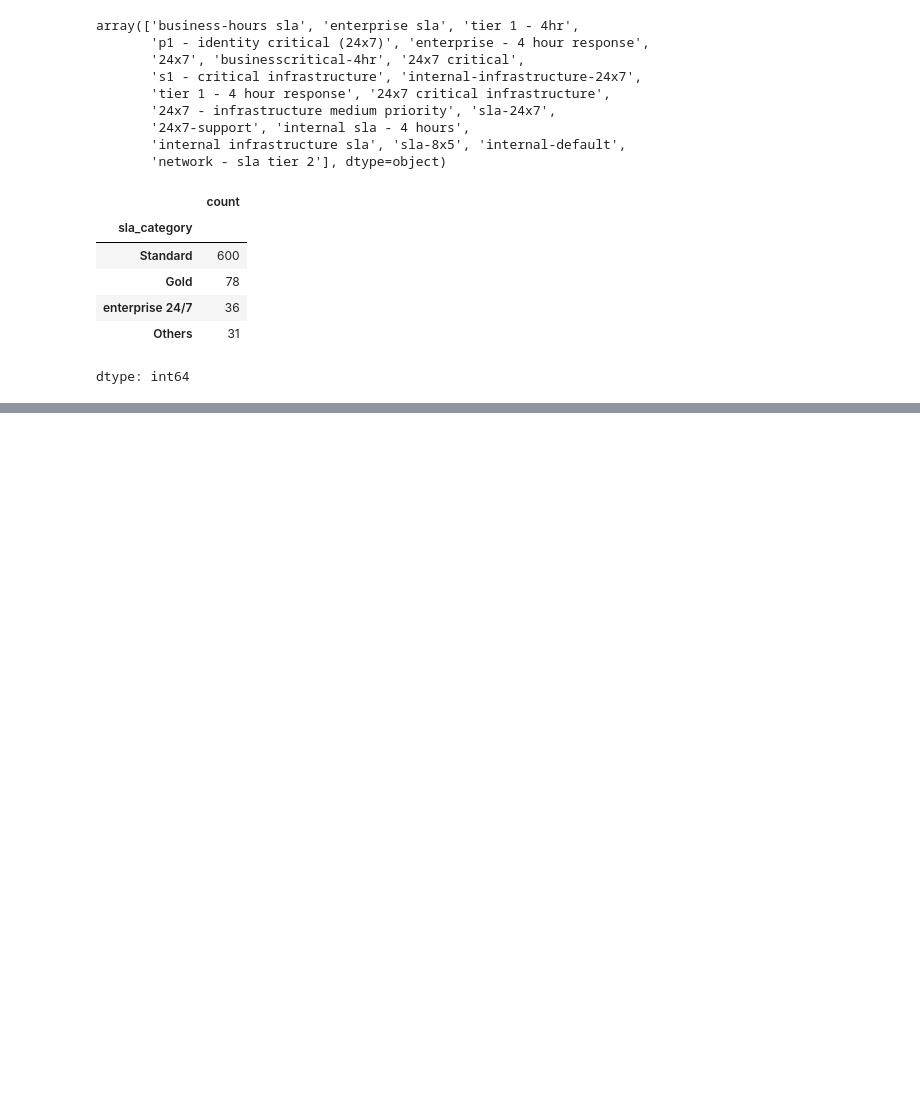
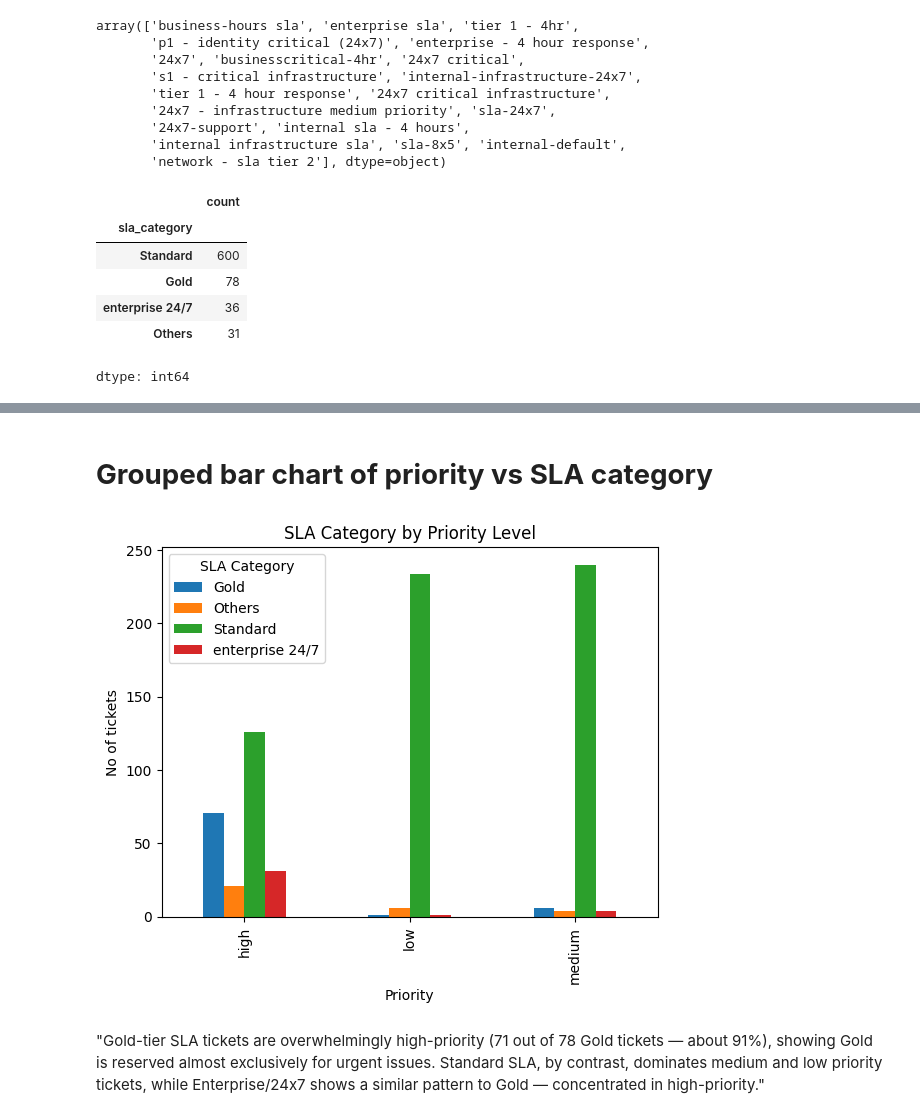
Before and after one commit to ashitasingh1230-commits/IT_support_ticket_analysis, a Jupyter notebook: 01_sla_cleaning.ipynb, the cells around one changed output, grey strips where cells are left out. Drawn from its saved outputs; the diff is of its cells as text; code cells hidden in the pictures; blank space fills up the shorter version.

```diff
--- a/01_sla_cleaning.ipynb
+++ b/01_sla_cleaning.ipynb
@@ -204,0 +376,13 @@ dtype: int64
+# %% [markdown]
+# **Grouped bar chart of priority vs SLA category**
+# %%
+pd.crosstab(df['priority'],df['sla_category']).plot(kind='bar')
+plt.title('SLA Category by Priority Level')
+plt.xlabel('Priority')
+plt.ylabel('No of tickets')
+plt.legend(title='SLA Category')
+plt.show()
+# %% [output]
+[figure, added]
+# %% [markdown]
+"Gold-tier SLA tickets are overwhelmingly high-priority (71 out of 78 Gold tickets — about 91%), showing Gold is reserved almost exclusively for urgent issues. Standard SLA, by contrast, dominates medium and low priority tickets, while Enterprise/24x7 shows a similar pattern to Gold — concentrated in high-priority."
```
Also changed, not shown: parts of 21 cells of this notebook.
